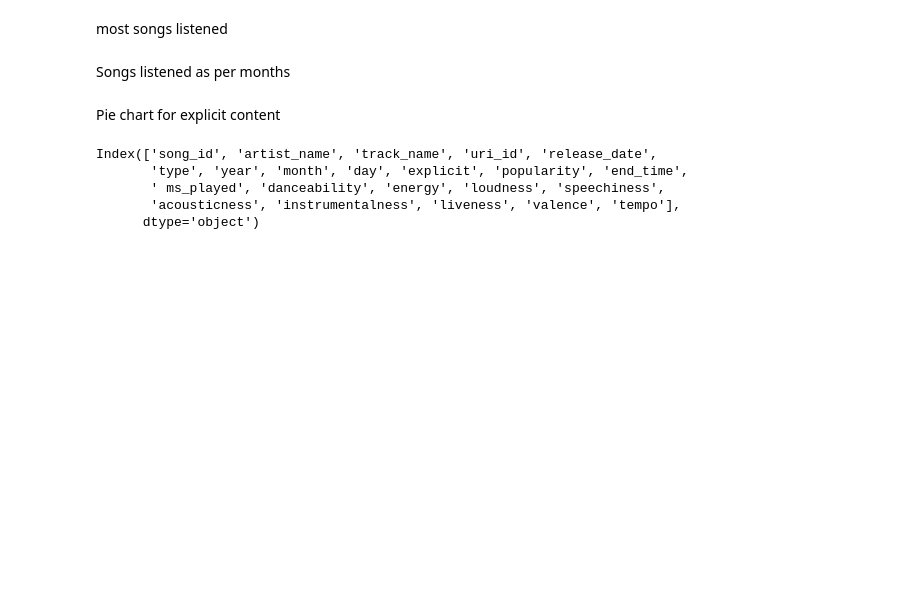
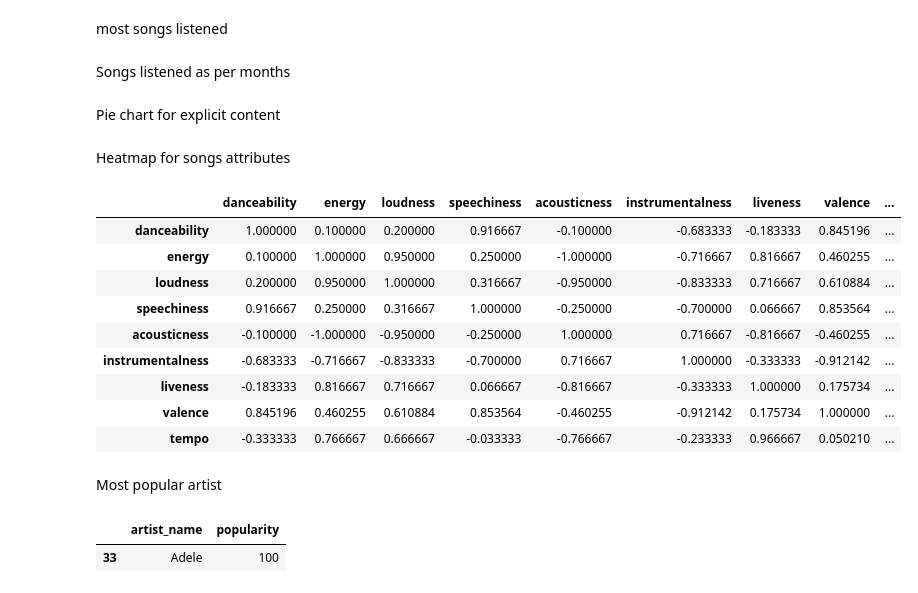
Before and after one commit to Mega-Barrel/spotify_analysis, a Jupyter notebook: streamHistory_analysis.ipynb, the cells around one changed output. Drawn from its saved outputs; the diff is of its cells as text; code cells hidden in the pictures; blank space fills up the shorter version.

Commit message:
added heatmap and most popular artist

```diff
--- a/streamHistory_analysis.ipynb
+++ b/streamHistory_analysis.ipynb
@@ -200,11 +200,22 @@ fig.update_traces(
         )
     )
 fig.show()
-# %%
-df_stream_history.columns
-# %% [output]
-Index(['song_id', 'artist_name', 'track_name', 'uri_id', 'release_date',
-       'type', 'year', 'month', 'day', 'explicit', 'popularity', 'end_time',
-       ' ms_played', 'danceability', 'energy', 'loudness', 'speechiness',
-       'acousticness', 'instrumentalness', 'liveness', 'valence', 'tempo'],
-      dtype='object')
+# %% [markdown]
+Heatmap for songs attributes
+# %%
+correlation = df_stream_history[['danceability', 'energy', 'loudness', 'speechiness', 'acousticness', 'instrumentalness', 'liveness', 'valence', 'tempo']]
+# %%
+correlation = correlation.corr(method='spearman')
+# %%
+correlation
+# %% [output]
+|  | danceability | energy | loudness | speechiness | acousticness | instrumentalness | liveness | valence | ... |
+| danceability | 1.000000 | 0.100000 | 0.200000 | 0.916667 | -0.100000 | -0.683333 | -0.183333 | 0.845196 | ... |
+| energy | 0.100000 | 1.000000 | 0.950000 | 0.250000 | -1.000000 | -0.716667 | 0.816667 | 0.460255 | ... |
+| loudness | 0.200000 | 0.950000 | 1.000000 | 0.316667 | -0.950000 | -0.833333 | 0.716667 | 0.610884 | ... |
+| speechiness | 0.916667 | 0.250000 | 0.316667 | 1.000000 | -0.250000 | -0.700000 | 0.066667 | 0.853564 | ... |
+| acousticness | -0.100000 | -1.000000 | -0.950000 | -0.250000 | 1.000000 | 0.716667 | -0.816667 | -0.460255 | ... |
+| instrumentalness | -0.683333 | -0.716667 | -0.833333 | -0.700000 | 0.716667 | 1.000000 | -0.333333 | -0.912142 | ... |
+| liveness | -0.183333 | 0.816667 | 0.716667 | 0.066667 | -0.816667 | -0.333333 | 1.000000 | 0.175734 | ... |
+| valence | 0.845196 | 0.460255 | 0.610884 | 0.853564 | -0.460255 | -0.912142 | 0.175734 | 1.000000 | ... |
+| tempo | -0.333333 | 0.766667 | 0.666667 | -0.033333 | -0.766667 | -0.233333 | 0.966667 | 0.050210 | ... |
@@ -210,0 +236,2 @@ Index(['song_id', 'artist_name', 'track_name', 'uri_id', 'release_date',
+# %% [markdown]
+Most popular artist
@@ -210,0 +244,5 @@ Index(['song_id', 'artist_name', 'track_name', 'uri_id', 'release_date',
+# %%
+gg
+# %% [output]
+|  | artist_name | popularity |
+| 33 | Adele | 100 |
```
Also changed, not shown: parts of 5 cells of this notebook.
